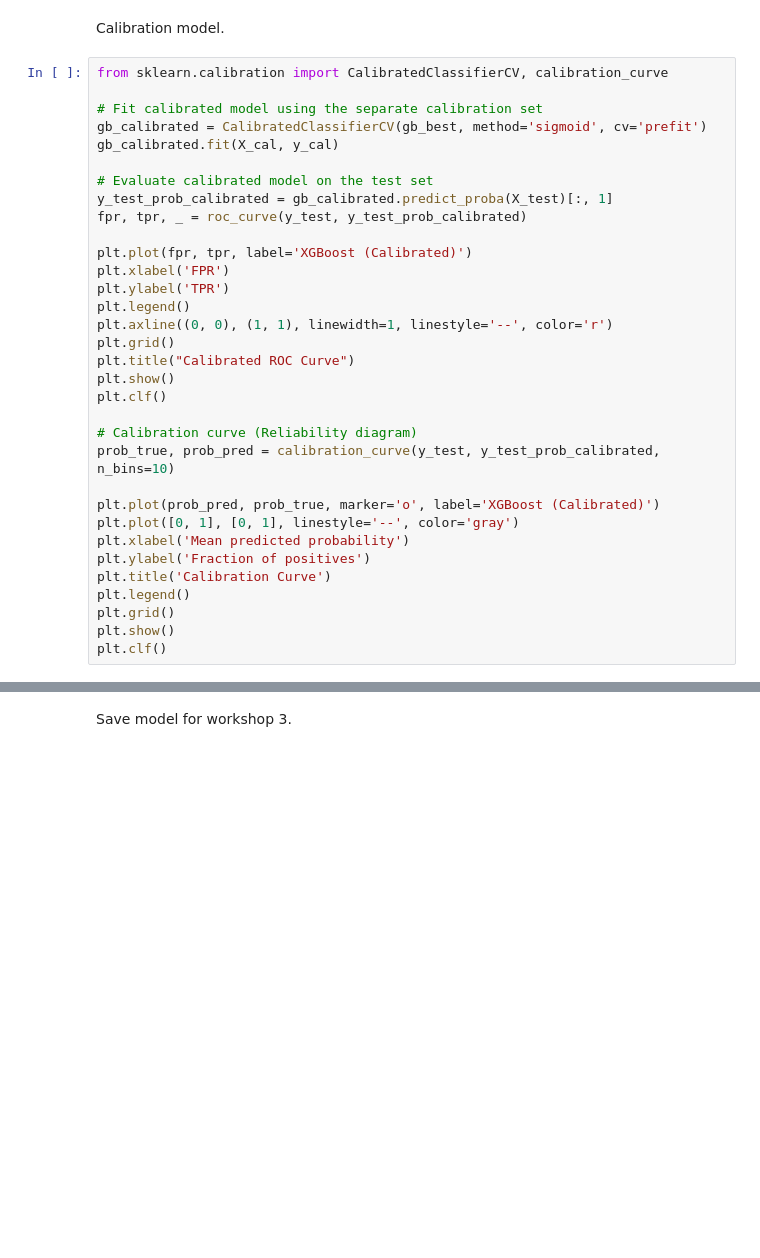
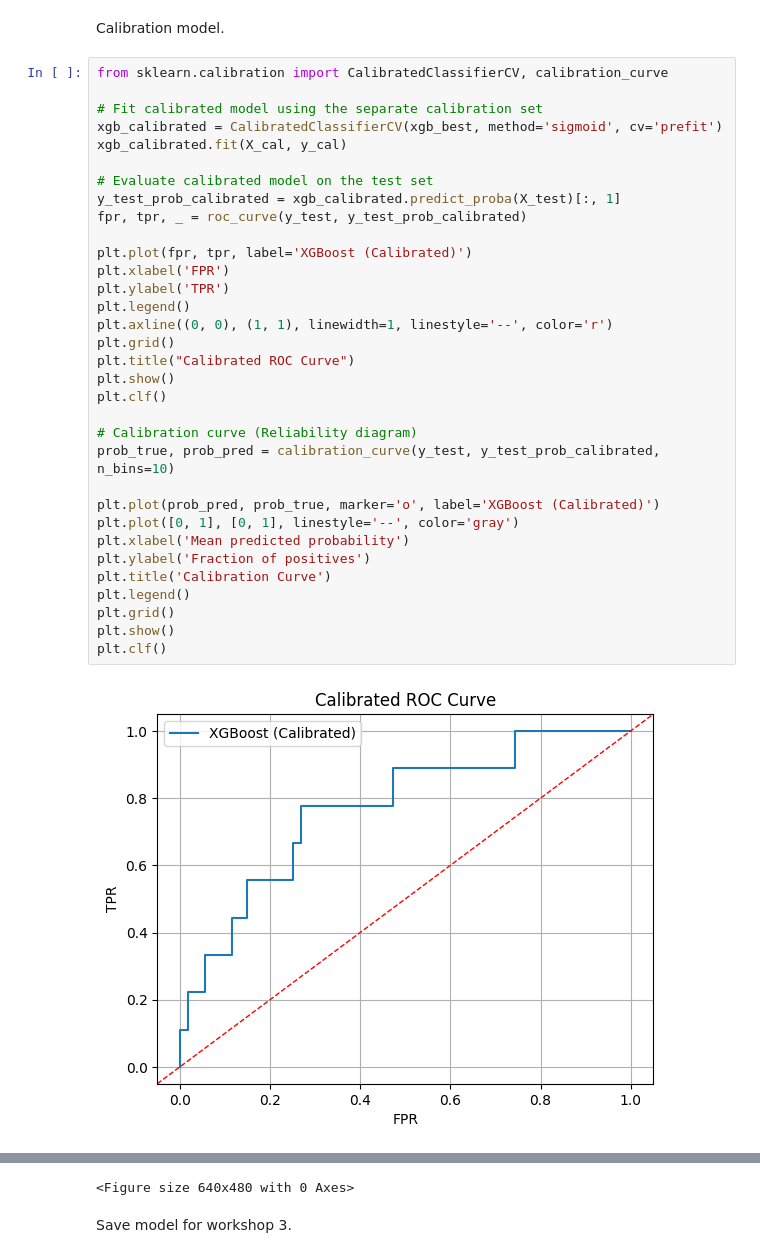
Before and after one commit to hds-sandbox/Dyn_Risk_Pred_Course, a Jupyter notebook: lectures/exercise_solutions/Workshop_2_Modelling.ipynb, the cells around one changed output, grey strips where cells are left out. Cells and saved outputs as stored; diff of their text form; blank space fills up the shorter version.

```diff
--- a/lectures/exercise_solutions/Workshop_2_Modelling.ipynb
+++ b/lectures/exercise_solutions/Workshop_2_Modelling.ipynb
@@ -268,33 +374,35 @@ Calibration model.
 # %%
 from sklearn.calibration import CalibratedClassifierCV, calibration_curve
 
 # Fit calibrated model using the separate calibration set
-gb_calibrated = CalibratedClassifierCV(gb_best, method='sigmoid', cv='prefit')
-gb_calibrated.fit(X_cal, y_cal)
+xgb_calibrated = CalibratedClassifierCV(xgb_best, method='sigmoid', cv='prefit')
+xgb_calibrated.fit(X_cal, y_cal)
 
 # Evaluate calibrated model on the test set
-y_test_prob_calibrated = gb_calibrated.predict_proba(X_test)[:, 1]
+y_test_prob_calibrated = xgb_calibrated.predict_proba(X_test)[:, 1]
 fpr, tpr, _ = roc_curve(y_test, y_test_prob_calibrated)
 
 plt.plot(fpr, tpr, label='XGBoost (Calibrated)')
 plt.xlabel('FPR')
 plt.ylabel('TPR')
 plt.legend()
 plt.axline((0, 0), (1, 1), linewidth=1, linestyle='--', color='r')
 plt.grid()
 plt.title("Calibrated ROC Curve")
 plt.show()
 plt.clf()
 
 # Calibration curve (Reliability diagram)
 prob_true, prob_pred = calibration_curve(y_test, y_test_prob_calibrated, n_bins=10)
 
 plt.plot(prob_pred, prob_true, marker='o', label='XGBoost (Calibrated)')
 plt.plot([0, 1], [0, 1], linestyle='--', color='gray')
 plt.xlabel('Mean predicted probability')
 plt.ylabel('Fraction of positives')
 plt.title('Calibration Curve')
 plt.legend()
 plt.grid()
 plt.show()
 plt.clf()
+# %% [output]
+[figure, added]
@@ -301,3 +410,4 @@ plt.clf()
+<Figure size 640x480 with 0 Axes>
 # %% [markdown]
 Save model for workshop 3.
 # %%
```
Also changed, not shown: parts of 18 cells of this notebook, 7 other files.
